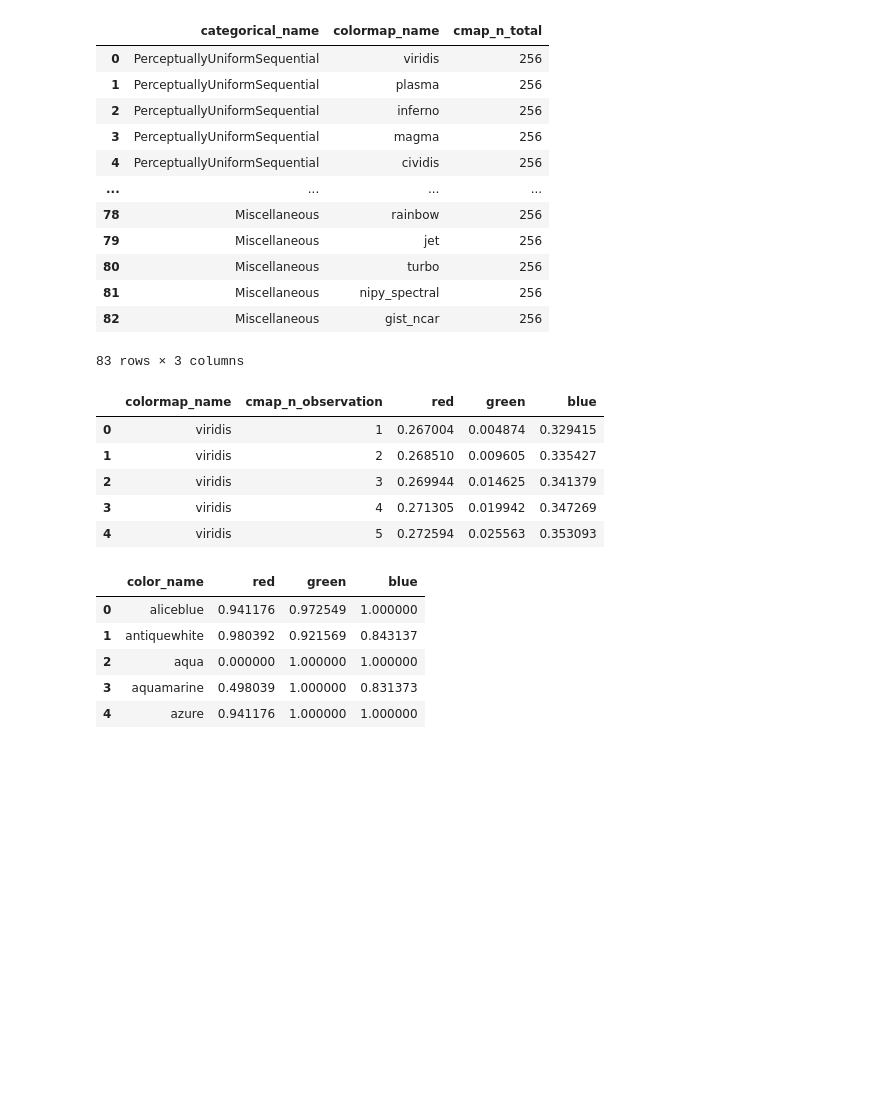
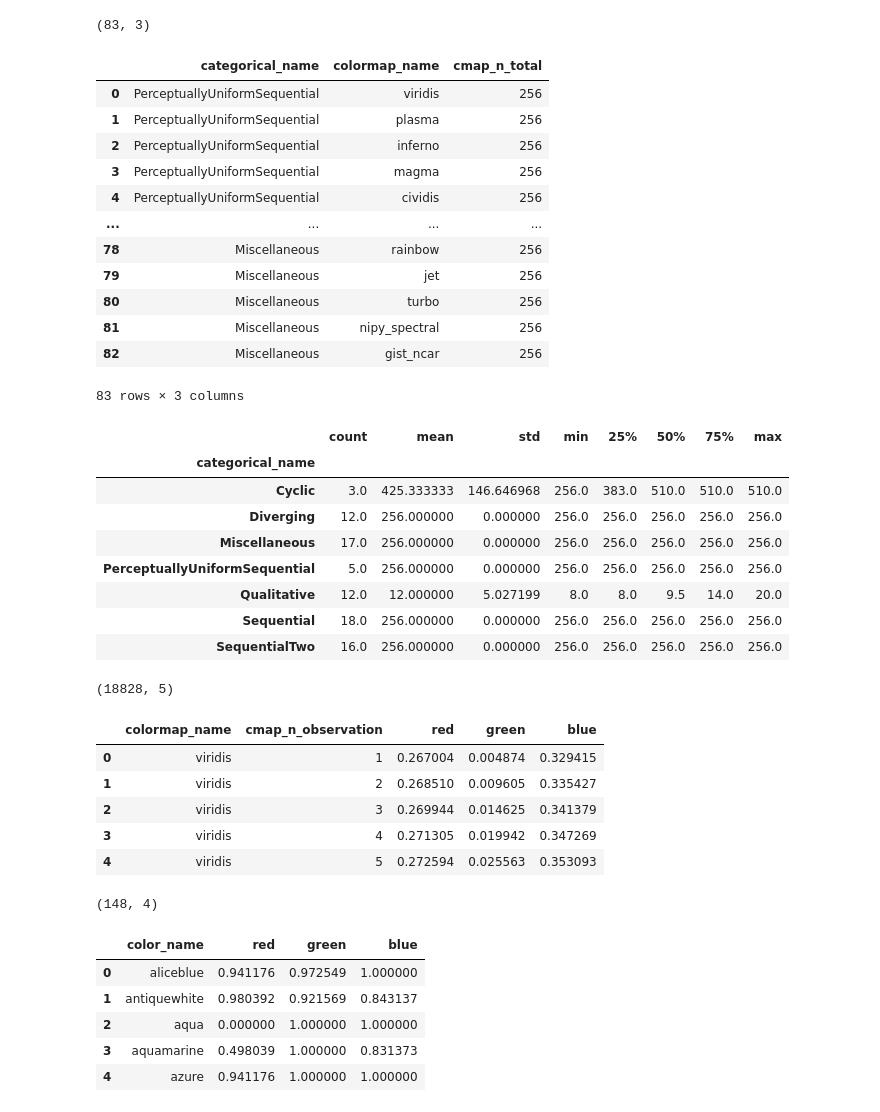
Before and after one commit to jbs-public-function/colorbrains-research, a Jupyter notebook: colorbrains_research/notebooks/apidata.ipynb, the cells around one changed output. Saved outputs shown, nothing was run; the diff lists cells and outputs as text; code cells hidden in the pictures; blank space fills up the shorter version.

```diff
--- a/colorbrains_research/notebooks/apidata.ipynb
+++ b/colorbrains_research/notebooks/apidata.ipynb
@@ -16,7 +194,9 @@ get_apidata.get_basecolors()
 # %%
-get_apidata.get_categorized_colormaps().shape
-get_apidata.get_categorized_colormaps()
+print(get_apidata.get_categorized_colormaps().shape)
+cat_cmapdf = get_apidata.get_categorized_colormaps()
+display(cat_cmapdf)
 # %% [output]
+(83, 3)
 |  | categorical_name | colormap_name | cmap_n_total |
 | 0 | PerceptuallyUniformSequential | viridis | 256 |
 | 1 | PerceptuallyUniformSequential | plasma | 256 |
@@ -29,11 +209,24 @@ get_apidata.get_categorized_colormaps()
 | 80 | Miscellaneous | turbo | 256 |
 | 81 | Miscellaneous | nipy_spectral | 256 |
 | 82 | Miscellaneous | gist_ncar | 256 |
-83 rows × 3 columns
+83 rows × 3 columns
+# %%
+cat_cmapdf.groupby(['categorical_name'])['cmap_n_total'].describe()
+# %% [output]
+|  | count | mean | std | min | 25% | 50% | 75% | max |
+| categorical_name |  |  |  |  |  |  |  |  |
+| Cyclic | 3.0 | 425.333333 | 146.646968 | 256.0 | 383.0 | 510.0 | 510.0 | 510.0 |
+| Diverging | 12.0 | 256.000000 | 0.000000 | 256.0 | 256.0 | 256.0 | 256.0 | 256.0 |
+| Miscellaneous | 17.0 | 256.000000 | 0.000000 | 256.0 | 256.0 | 256.0 | 256.0 | 256.0 |
+| PerceptuallyUniformSequential | 5.0 | 256.000000 | 0.000000 | 256.0 | 256.0 | 256.0 | 256.0 | 256.0 |
+| Qualitative | 12.0 | 12.000000 | 5.027199 | 8.0 | 8.0 | 9.5 | 14.0 | 20.0 |
+| Sequential | 18.0 | 256.000000 | 0.000000 | 256.0 | 256.0 | 256.0 | 256.0 | 256.0 |
+| SequentialTwo | 16.0 | 256.000000 | 0.000000 | 256.0 | 256.0 | 256.0 | 256.0 | 256.0 |
 # %%
-get_apidata.get_colormaps().shape
+print(get_apidata.get_colormaps().shape)
 get_apidata.get_colormaps().head()
 # %% [output]
+(18828, 5)
 |  | colormap_name | cmap_n_observation | red | green | blue |
 | 0 | viridis | 1 | 0.267004 | 0.004874 | 0.329415 |
 | 1 | viridis | 2 | 0.268510 | 0.009605 | 0.335427 |
@@ -41,9 +234,10 @@ get_apidata.get_colormaps().head()
 | 3 | viridis | 4 | 0.271305 | 0.019942 | 0.347269 |
 | 4 | viridis | 5 | 0.272594 | 0.025563 | 0.353093 |
 # %%
-get_apidata.get_namedcolors().shape
+print(get_apidata.get_namedcolors().shape)
 get_apidata.get_namedcolors().head()
 # %% [output]
+(148, 4)
 |  | color_name | red | green | blue |
 | 0 | aliceblue | 0.941176 | 0.972549 | 1.000000 |
 | 1 | antiquewhite | 0.980392 | 0.921569 | 0.843137 |
```
Also changed, not shown: parts of 9 cells of this notebook.
